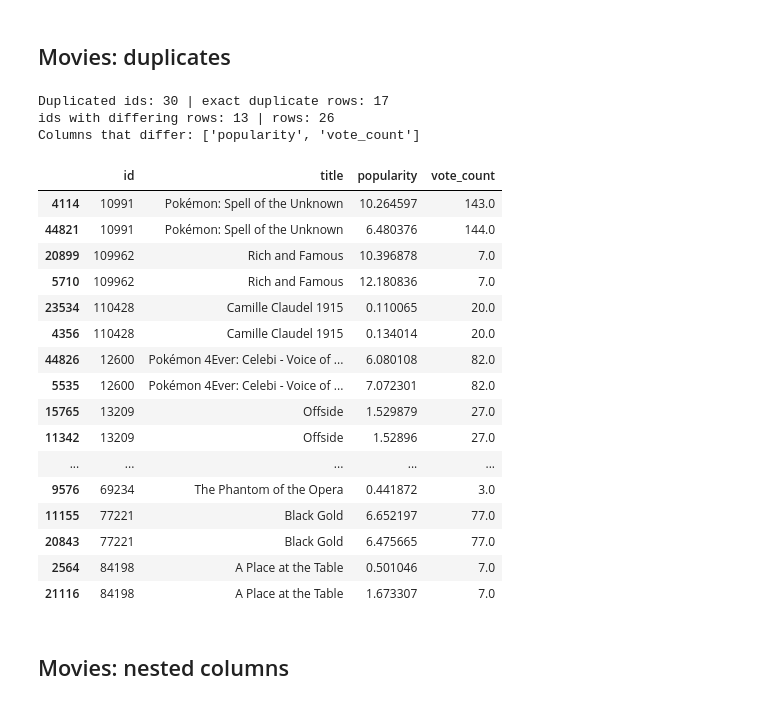
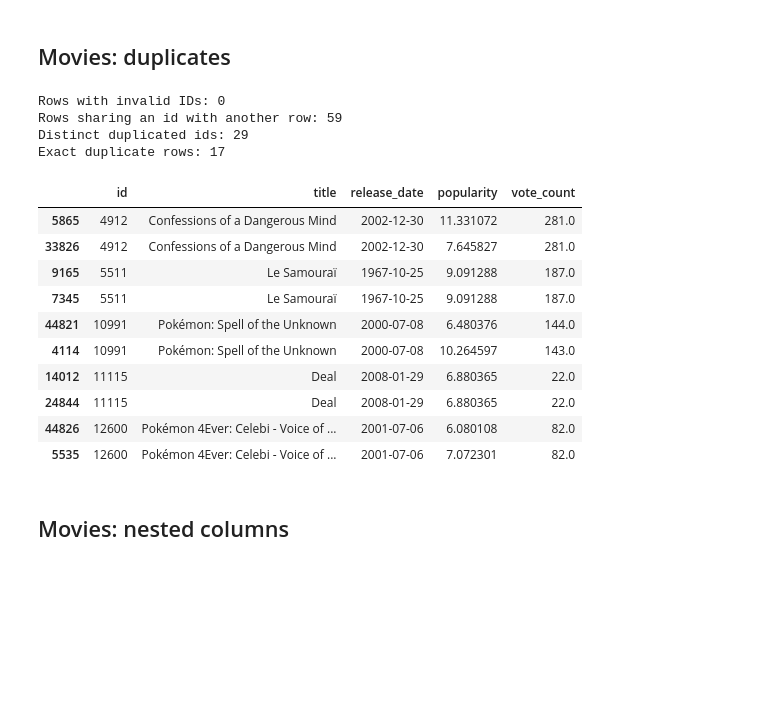
Before and after one commit to SverreHalvorsen/TDT4225-Assignments, a Jupyter notebook: Assignment 3/EDA.ipynb, the cells around one changed output. Cells and saved outputs as stored; diff of their text form; code cells hidden in the pictures; blank space fills up the shorter version.

```diff
--- a/Assignment 3/EDA.ipynb
+++ b/Assignment 3/EDA.ipynb
@@ -118,38 +118,41 @@ The row above each one (cut short):
 # %% [markdown]
 ## Movies: duplicates
 # %%
-print('Duplicated ids:', movies_raw['id'].duplicated().sum(), '| exact duplicate rows:', movies_raw.duplicated().sum())
+id_num = pd.to_numeric(movies_raw['id'], errors='coerce')
+invalid_id = id_num.isna()
 
-# Ignore exact copies, keep IDs that still have more than one different row
-dedup = movies_raw.drop_duplicates()
-conflict = dedup[dedup['id'].duplicated(keep=False)].sort_values('id')
-diff_cols = [col for col in conflict.columns
-             if conflict.groupby('id')[col].nunique(dropna=False).gt(1).any()]
+print('Rows with invalid IDs:', invalid_id.sum())
+movies_raw = movies_raw.loc[~invalid_id].copy()
+movies_raw['id'] = id_num.loc[~invalid_id].astype('int64')
 
-print('ids with differing rows:', conflict['id'].nunique(), '| rows:', len(conflict))
-print('Columns that differ:', diff_cols)
-display(conflict[['id', 'title'] + diff_cols])
+dup_mask = movies_raw['id'].duplicated(keep=False)
+print('Rows sharing an id with another row:', dup_mask.sum())
+print('Distinct duplicated ids:', movies_raw.loc[dup_mask, 'id'].nunique())
+print('Exact duplicate rows:', movies_raw.duplicated().sum())
+
+movies_raw.loc[dup_mask].sort_values('id')[
+    ['id', 'title', 'release_date', 'popularity', 'vote_count']
+].head(10)
+movies_raw['id'] = movies_raw['id'].astype(int)
+
+
+movies_raw.loc[dup_mask].sort_values('id')[['id', 'title', 'release_date', 'popularity', 'vote_count']].head(10)
 # %% [output]
-Duplicated ids: 30 | exact duplicate rows: 17
-ids with differing rows: 13 | rows: 26
-Columns that differ: ['popularity', 'vote_count']
+Rows with invalid IDs: 0
+Rows sharing an id with another row: 59
+Distinct duplicated ids: 29
+Exact duplicate rows: 17
-|  | id | title | popularity | vote_count |
-| 4114 | 10991 | Pokémon: Spell of the Unknown | 10.264597 | 143.0 |
-| 44821 | 10991 | Pokémon: Spell of the Unknown | 6.480376 | 144.0 |
-| 20899 | 109962 | Rich and Famous | 10.396878 | 7.0 |
-| 5710 | 109962 | Rich and Famous | 12.180836 | 7.0 |
-| 23534 | 110428 | Camille Claudel 1915 | 0.110065 | 20.0 |
-| 4356 | 110428 | Camille Claudel 1915 | 0.134014 | 20.0 |
-| 44826 | 12600 | Pokémon 4Ever: Celebi - Voice of ... | 6.080108 | 82.0 |
-| 5535 | 12600 | Pokémon 4Ever: Celebi - Voice of ... | 7.072301 | 82.0 |
-| 15765 | 13209 | Offside | 1.529879 | 27.0 |
-| 11342 | 13209 | Offside | 1.52896 | 27.0 |
-| ... | ... | ... | ... | ... |
-| 9576 | 69234 | The Phantom of the Opera | 0.441872 | 3.0 |
-| 11155 | 77221 | Black Gold | 6.652197 | 77.0 |
-| 20843 | 77221 | Black Gold | 6.475665 | 77.0 |
-| 2564 | 84198 | A Place at the Table | 0.501046 | 7.0 |
-| 21116 | 84198 | A Place at the Table | 1.673307 | 7.0 |
+|  | id | title | release_date | popularity | vote_count |
+| 5865 | 4912 | Confessions of a Dangerous Mind | 2002-12-30 | 11.331072 | 281.0 |
+| 33826 | 4912 | Confessions of a Dangerous Mind | 2002-12-30 | 7.645827 | 281.0 |
+| 9165 | 5511 | Le Samouraï | 1967-10-25 | 9.091288 | 187.0 |
+| 7345 | 5511 | Le Samouraï | 1967-10-25 | 9.091288 | 187.0 |
+| 44821 | 10991 | Pokémon: Spell of the Unknown | 2000-07-08 | 6.480376 | 144.0 |
+| 4114 | 10991 | Pokémon: Spell of the Unknown | 2000-07-08 | 10.264597 | 143.0 |
+| 14012 | 11115 | Deal | 2008-01-29 | 6.880365 | 22.0 |
+| 24844 | 11115 | Deal | 2008-01-29 | 6.880365 | 22.0 |
+| 44826 | 12600 | Pokémon 4Ever: Celebi - Voice of ... | 2001-07-06 | 6.080108 | 82.0 |
+| 5535 | 12600 | Pokémon 4Ever: Celebi - Voice of ... | 2001-07-06 | 7.072301 | 82.0 |
 # %% [markdown]
 ## Movies: nested columns
 # %%
```
Also changed, not shown: parts of 18 cells of this notebook.
